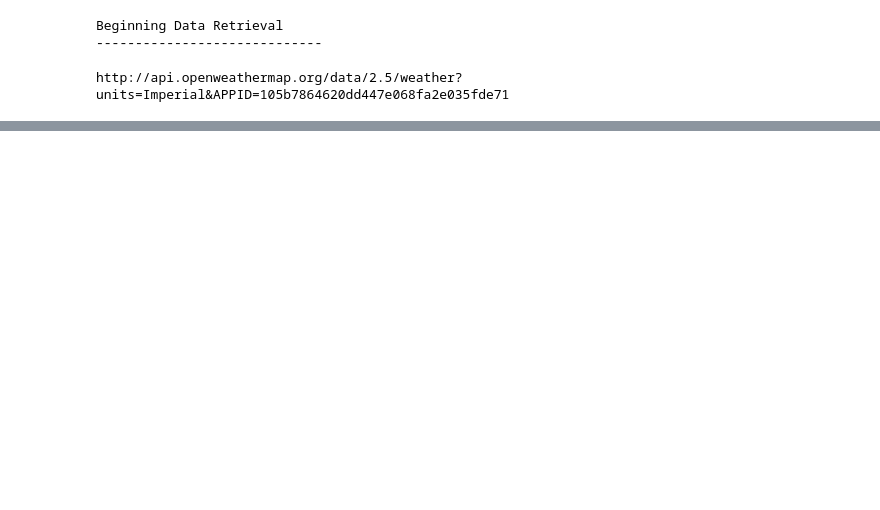
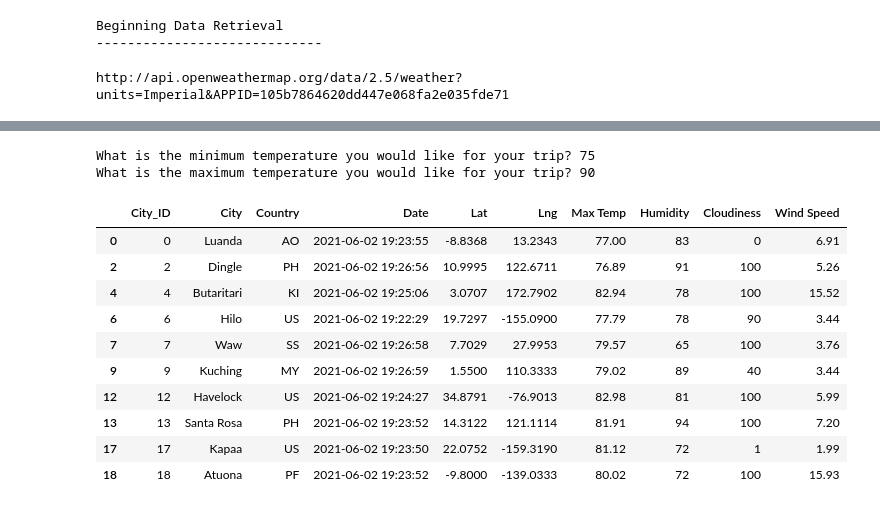
Before and after one commit to juliacho22/World_Weather_Analysis, a Jupyter notebook: WeatherPy.ipynb, the cells around one changed output, grey strips where cells are left out. Cells and saved outputs as stored; diff of their text form; code cells hidden in the pictures; blank space fills up the shorter version.

```diff
--- a/WeatherPy.ipynb
+++ b/WeatherPy.ipynb
@@ -352,0 +360,4 @@ plot_linear_regression(x_values, y_values,
+# %%
+# Store the CSV you saved created in part one into a DataFrame.
+city_data_df = pd.read_csv("weather_data/cities.csv")
+city_data_df.head()
@@ -352,0 +412,24 @@ plot_linear_regression(x_values, y_values,
+# %%
+# Ask the customer to add a minimum and maximum temperature value.
+min_temp = float(input("What is the minimum temperature you would like for your trip? "))
+max_temp = float(input("What is the maximum temperature you would like for your trip? "))
+# %% [output]
+What is the minimum temperature you would like for your trip? 75
+What is the maximum temperature you would like for your trip? 90
+# %%
+# Filter the dataset to find the cities that fit the criteria.
+preferred_cities_df = city_data_df.loc[(city_data_df["Max Temp"] <= max_temp) & \
+                                       (city_data_df["Max Temp"] >= min_temp)]
+preferred_cities_df.head(10)
+# %% [output]
+|  | City_ID | City | Country | Date | Lat | Lng | Max Temp | Humidity | Cloudiness | Wind Speed |
+| 0 | 0 | Luanda | AO | 2021-06-02 19:23:55 | -8.8368 | 13.2343 | 77.00 | 83 | 0 | 6.91 |
+| 2 | 2 | Dingle | PH | 2021-06-02 19:26:56 | 10.9995 | 122.6711 | 76.89 | 91 | 100 | 5.26 |
+| 4 | 4 | Butaritari | KI | 2021-06-02 19:25:06 | 3.0707 | 172.7902 | 82.94 | 78 | 100 | 15.52 |
+| 6 | 6 | Hilo | US | 2021-06-02 19:22:29 | 19.7297 | -155.0900 | 77.79 | 78 | 90 | 3.44 |
+| 7 | 7 | Waw | SS | 2021-06-02 19:26:58 | 7.7029 | 27.9953 | 79.57 | 65 | 100 | 3.76 |
+| 9 | 9 | Kuching | MY | 2021-06-02 19:26:59 | 1.5500 | 110.3333 | 79.02 | 89 | 40 | 3.44 |
+| 12 | 12 | Havelock | US | 2021-06-02 19:24:27 | 34.8791 | -76.9013 | 82.98 | 81 | 100 | 5.99 |
+| 13 | 13 | Santa Rosa | PH | 2021-06-02 19:23:52 | 14.3122 | 121.1114 | 81.91 | 94 | 100 | 7.20 |
+| 17 | 17 | Kapaa | US | 2021-06-02 19:23:50 | 22.0752 | -159.3190 | 81.12 | 72 | 1 | 1.99 |
+| 18 | 18 | Atuona | PF | 2021-06-02 19:23:52 | -9.8000 | -139.0333 | 80.02 | 72 | 100 | 15.93 |
```
Also changed, not shown: parts of 27 cells of this notebook, 7 other files.
